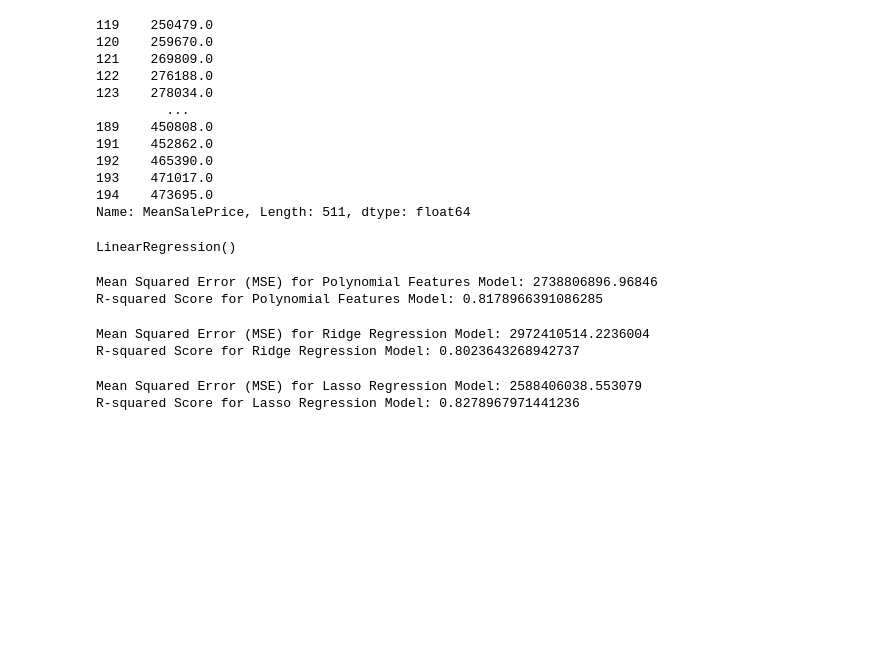
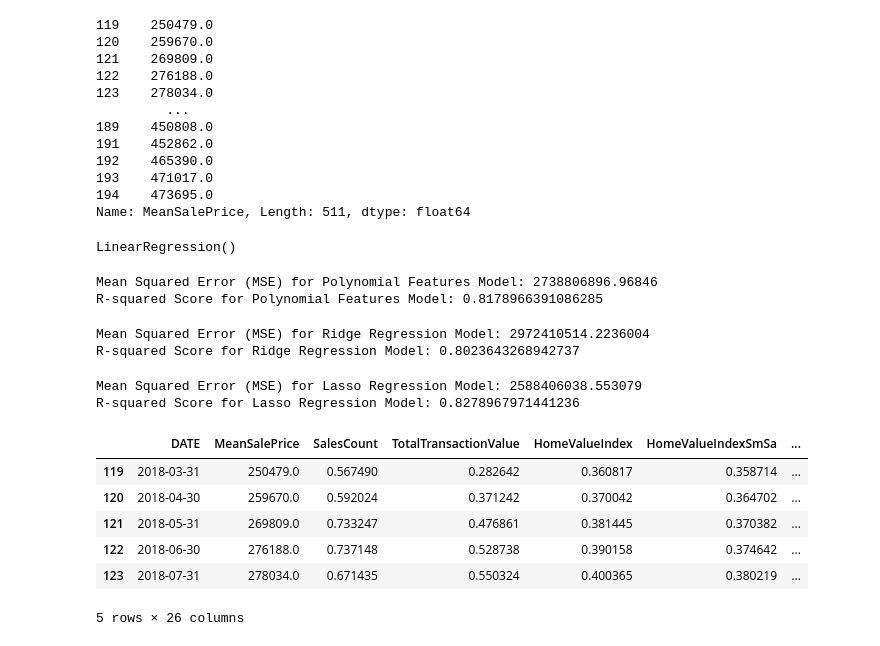
Before and after one commit to JimGile/group3-project2-ml, a Jupyter notebook: tw/model_testing_new_data.ipynb, the cells around one changed output. Saved outputs shown, nothing was run; the diff lists cells and outputs as text; code cells hidden in the pictures; blank space fills up the shorter version.

Commit message:
committing new data model

```diff
--- a/tw/model_testing_new_data.ipynb
+++ b/tw/model_testing_new_data.ipynb
@@ -429,3 +429,13 @@ print(f"R-squared Score for Lasso Regression Model: {r2_lasso}")
 # %% [output]
 Mean Squared Error (MSE) for Lasso Regression Model: 2588406038.553079
 R-squared Score for Lasso Regression Model: 0.8278967971441236
+# %%
+combined_data.head()
+# %% [output]
+|  | DATE | MeanSalePrice | SalesCount | TotalTransactionValue | HomeValueIndex | HomeValueIndexSmSa | ... |
+| 119 | 2018-03-31 | 250479.0 | 0.567490 | 0.282642 | 0.360817 | 0.358714 | ... |
+| 120 | 2018-04-30 | 259670.0 | 0.592024 | 0.371242 | 0.370042 | 0.364702 | ... |
+| 121 | 2018-05-31 | 269809.0 | 0.733247 | 0.476861 | 0.381445 | 0.370382 | ... |
+| 122 | 2018-06-30 | 276188.0 | 0.737148 | 0.528738 | 0.390158 | 0.374642 | ... |
+| 123 | 2018-07-31 | 278034.0 | 0.671435 | 0.550324 | 0.400365 | 0.380219 | ... |
+5 rows × 26 columns
```
